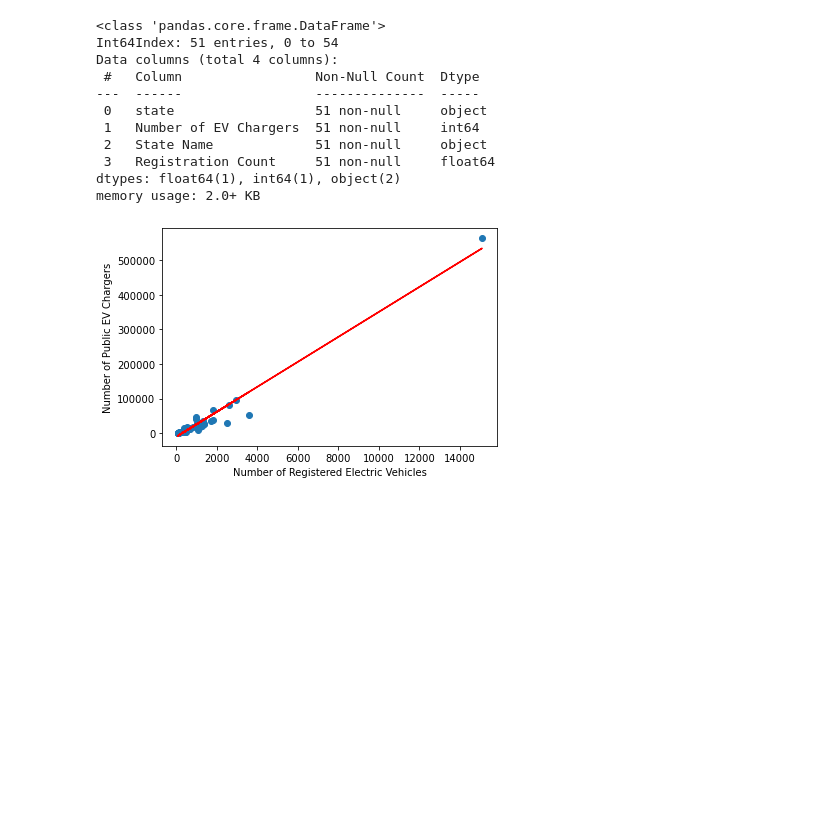
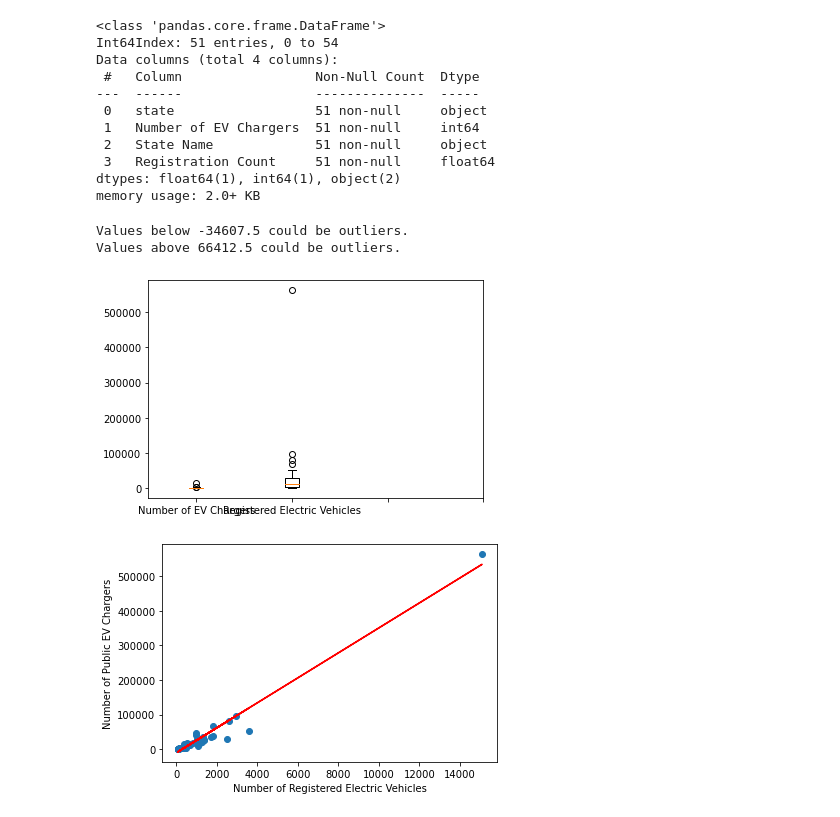
Before and after one commit to eyejayell/group_3_project_1, a Jupyter notebook: group_3_project_1/infrastructure_analysis/ev_chargers.ipynb, the cells around one changed output. Cells and saved outputs as stored; diff of their text form; code cells hidden in the pictures; blank space fills up the shorter version.

Commit message:
further outlier and correlation checking

```diff
--- a/group_3_project_1/infrastructure_analysis/ev_chargers.ipynb
+++ b/group_3_project_1/infrastructure_analysis/ev_chargers.ipynb
@@ -119,6 +130,35 @@ Data columns (total 4 columns):
  3   Registration Count     51 non-null     float64
 dtypes: float64(1), int64(1), object(2)
 memory usage: 2.0+ KB
+# %%
+reg_expected = df_complete["Registration Count"]
+
+quartiles = reg_expected.quantile([.25,.5,.75])
+lowerq = quartiles[0.25]
+upperq = quartiles[0.75]
+iqr = upperq-lowerq
+
+lower_bound = lowerq - (1.5*iqr)
+upper_bound = upperq + (1.5*iqr)
+print(f"Values below {lower_bound} could be outliers.")
+print(f"Values above {upper_bound} could be outliers.")
+# %% [output]
+Values below -34607.5 could be outliers.
+Values above 66412.5 could be outliers.
+# %%
+ev_chargers = df_complete['Number of EV Chargers']
+reg_count = df_complete['Registration Count']
+
+labels = ["Number of EV Chargers", "Registered Electric Vehicles"]
+
+columns = [ev_chargers,reg_count]
+
+fig, ax = plt.subplots()
+ax.boxplot(columns)
+plt.xticks([1,2,3,4],labels)
+plt.show()
+# %% [output]
+[figure, added]
 # %%
 x_values = df_complete['Number of EV Chargers']
 y_values = df_complete['Registration Count']
```
Also changed, not shown: parts of 5 cells of this notebook, 1 other file.
